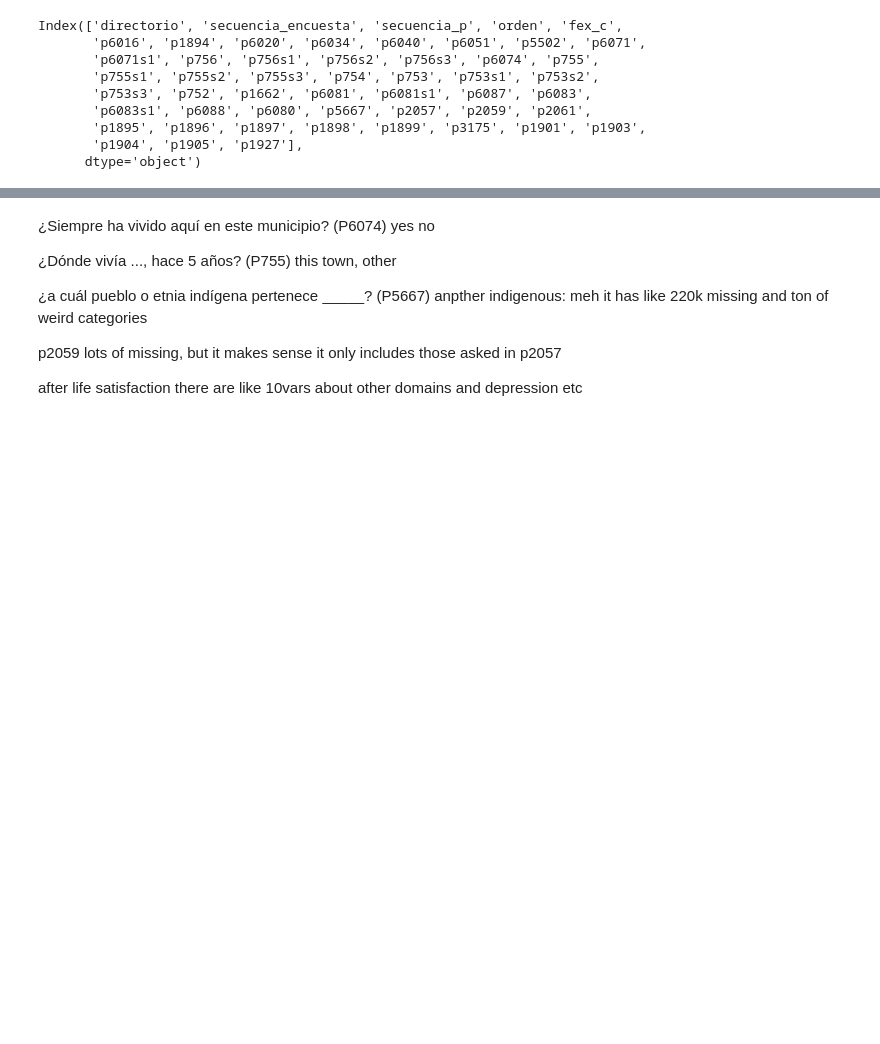
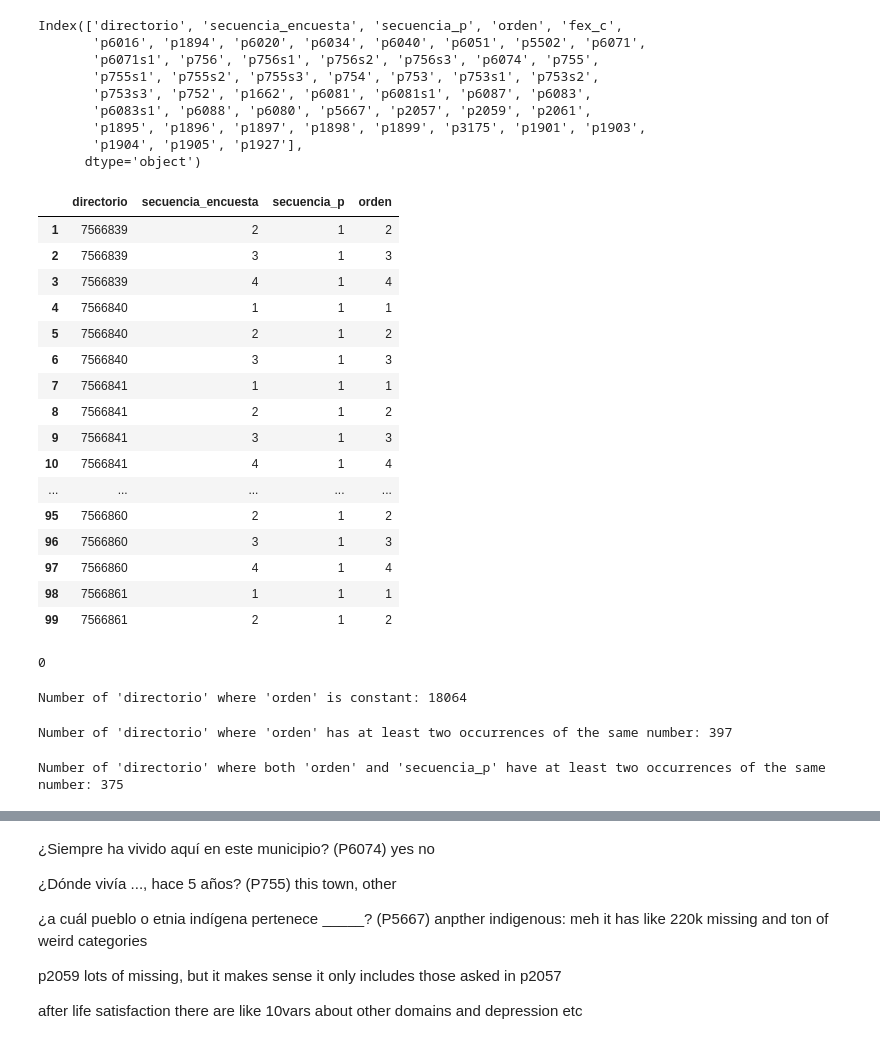
Before and after one commit to theaok/linaColMex, a Jupyter notebook: linaColMex.ipynb, the cells around one changed output, grey strips where cells are left out. Saved outputs shown, nothing was run; the diff lists cells and outputs as text; code cells hidden in the pictures; blank space fills up the shorter version.

```diff
--- a/linaColMex.ipynb
+++ b/linaColMex.ipynb
@@ -218,0 +221,48 @@ https://github.com/theaok/linaColMex/blob/main/Servicios%20del%20hogar.zip
+# %%
+chaComHog[['directorio', 'secuencia_encuesta', 'secuencia_p', 'orden']][1:100].sort_values(by=['directorio', 'secuencia_encuesta', 'secuencia_p', 'orden'])
+# %% [output]
+|  | directorio | secuencia_encuesta | secuencia_p | orden |
+| 1 | 7566839 | 2 | 1 | 2 |
+| 2 | 7566839 | 3 | 1 | 3 |
+| 3 | 7566839 | 4 | 1 | 4 |
+| 4 | 7566840 | 1 | 1 | 1 |
+| 5 | 7566840 | 2 | 1 | 2 |
+| 6 | 7566840 | 3 | 1 | 3 |
+| 7 | 7566841 | 1 | 1 | 1 |
+| 8 | 7566841 | 2 | 1 | 2 |
+| 9 | 7566841 | 3 | 1 | 3 |
+| 10 | 7566841 | 4 | 1 | 4 |
+| ... | ... | ... | ... | ... |
+| 95 | 7566860 | 2 | 1 | 2 |
+| 96 | 7566860 | 3 | 1 | 3 |
+| 97 | 7566860 | 4 | 1 | 4 |
+| 98 | 7566861 | 1 | 1 | 1 |
+| 99 | 7566861 | 2 | 1 | 2 |
+# %%
+chaComHog[chaComHog['secuencia_encuesta'] != chaComHog['orden']].shape[0]
+# %% [output]
+0
+# %%
+constant_orden_directories = chaComHog.groupby('directorio')['orden'].nunique()
+num_directories_with_constant_orden = (constant_orden_directories == 1).sum()
+print(f"Number of 'directorio' where 'orden' is constant: {num_directories_with_constant_orden}")
+#right just one person per hh
+# %% [output]
+Number of 'directorio' where 'orden' is constant: 18064
+# %%
+num_directories_with_duplicate_orden = chaComHog.groupby('directorio')['orden'].apply(lambda x: x.duplicated().any()).sum()
+print(f"Number of 'directorio' where 'orden' has at least two occurrences of the same number: {num_directories_with_duplicate_orden}")
+# %% [output]
+Number of 'directorio' where 'orden' has at least two occurrences of the same number: 397
+# %%
+#count number of occurences when: (orden is at least 2 the same numbers within directorio)
+# AND (sequencia_p is at least 2 the same numbers within directorio)
+orden_duplicates_per_directorio = chaComHog.groupby('directorio')['orden'].apply(lambda x: x.duplicated().any())
+sec_p_duplicates_per_directorio = chaComHog.groupby('directorio')['secuencia_p'].apply(lambda x: x.duplicated().any())
+
+# Count directories where both conditions are true
+count_both_duplicates = (orden_duplicates_per_directorio & sec_p_duplicates_per_directorio).sum()
+
+print(f"Number of 'directorio' where both 'orden' and 'secuencia_p' have at least two occurrences of the same number: {count_both_duplicates}")
+# %% [output]
+Number of 'directorio' where both 'orden' and 'secuencia_p' have at least two occurrences of the same number: 375
```
Also changed, not shown: parts of 13 cells of this notebook.
